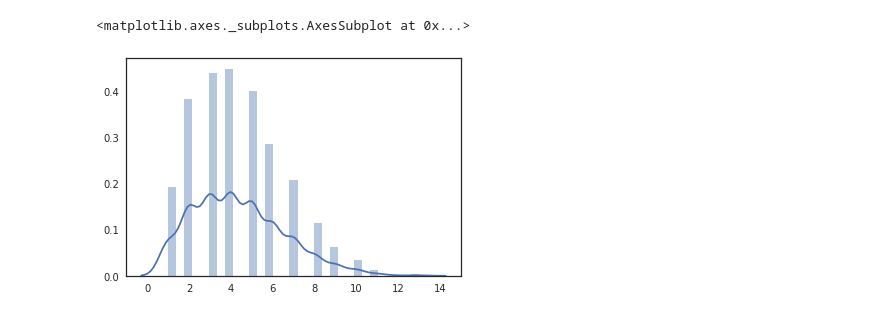
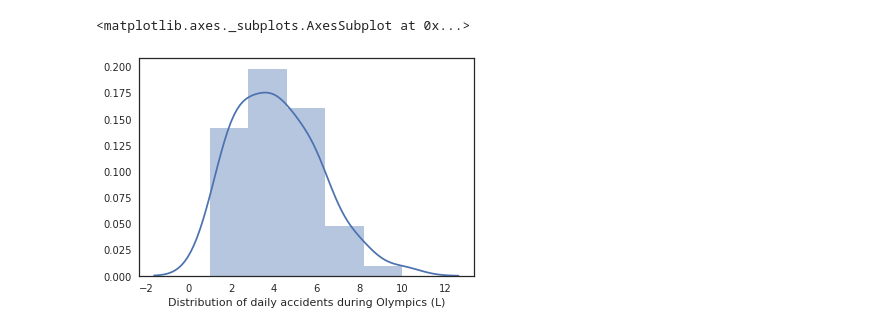
Before and after one commit to tyagi-iiitv/CSE544, a Jupyter notebook: London Olympics.ipynb, the cells around one changed output. Cells and saved outputs as stored; diff of their text form; code cells hidden in the pictures.

Commit message:
Added the london olympics file

```diff
--- a/London Olympics.ipynb
+++ b/London Olympics.ipynb
@@ -16,10 +16,4 @@ import seaborn as sns
 import matplotlib.pyplot as plt
 sns.set(style="white", color_codes=True)
 # %%
-data = pd.read_csv('full_data_new.csv')
+data = pd.read_csv('full_data_with_dates.csv')
-# %%
-data['convert_to_date'] = pd.to_datetime(data['Date'])
-# %%
-data['Day'] = data['convert_to_date'].dt.day
-data['Month'] = data['convert_to_date'].dt.month
-data['Year'] = data['convert_to_date'].dt.year
@@ -56,5 +43,5 @@ sns.distplot(olympics_dist)
-# %%
-sns.distplot(others_dist)
-# %% [output]
-<matplotlib.axes._subplots.AxesSubplot at 0x...>
-[figure, removed]
+# %%
+sns.distplot(olympics_dist, bins=5, axlabel='Distribution of daily accidents during Olympics (L)')
+# %% [output]
+<matplotlib.axes._subplots.AxesSubplot at 0x...>
+[figure, added]
```
Also changed, not shown: parts of 18 cells of this notebook.
